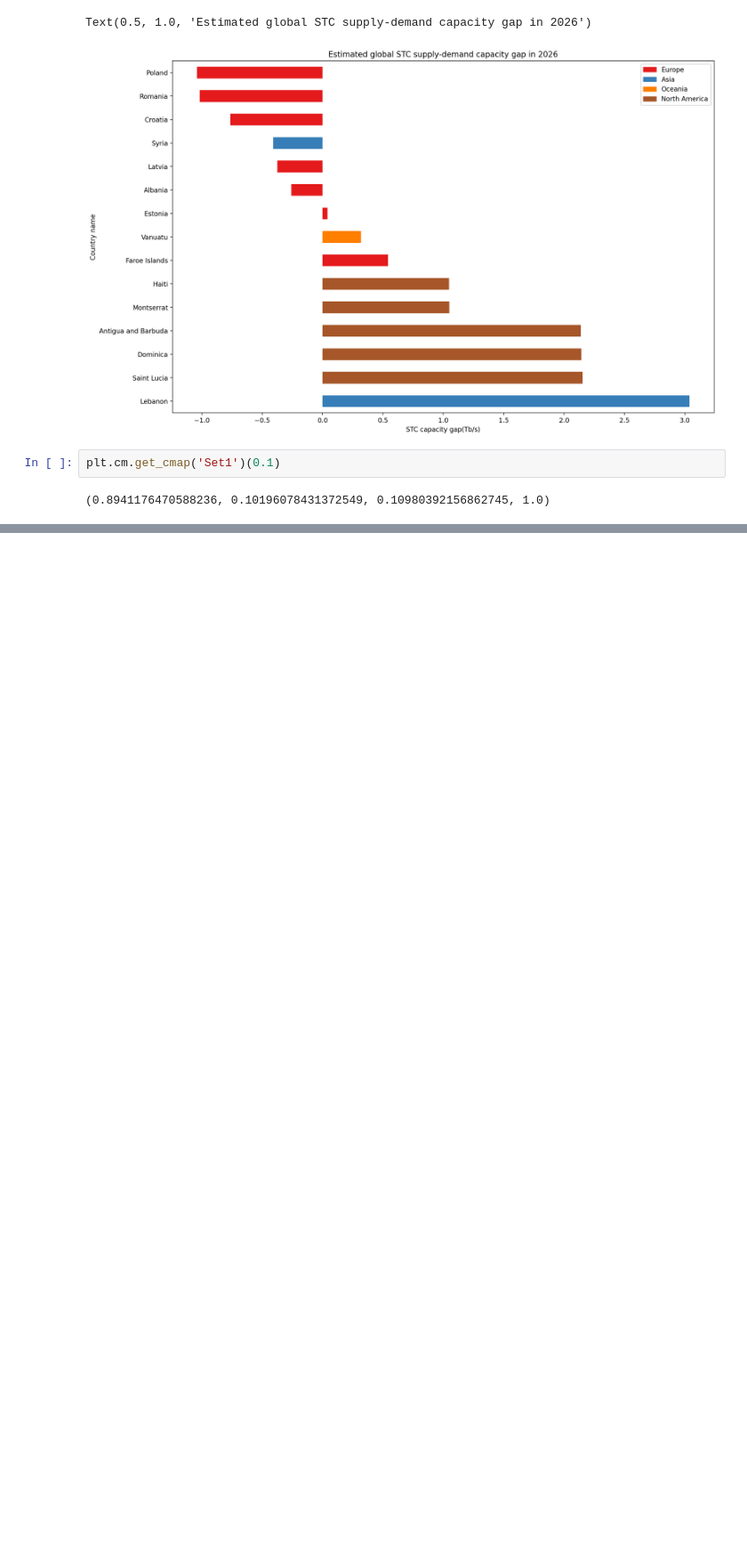
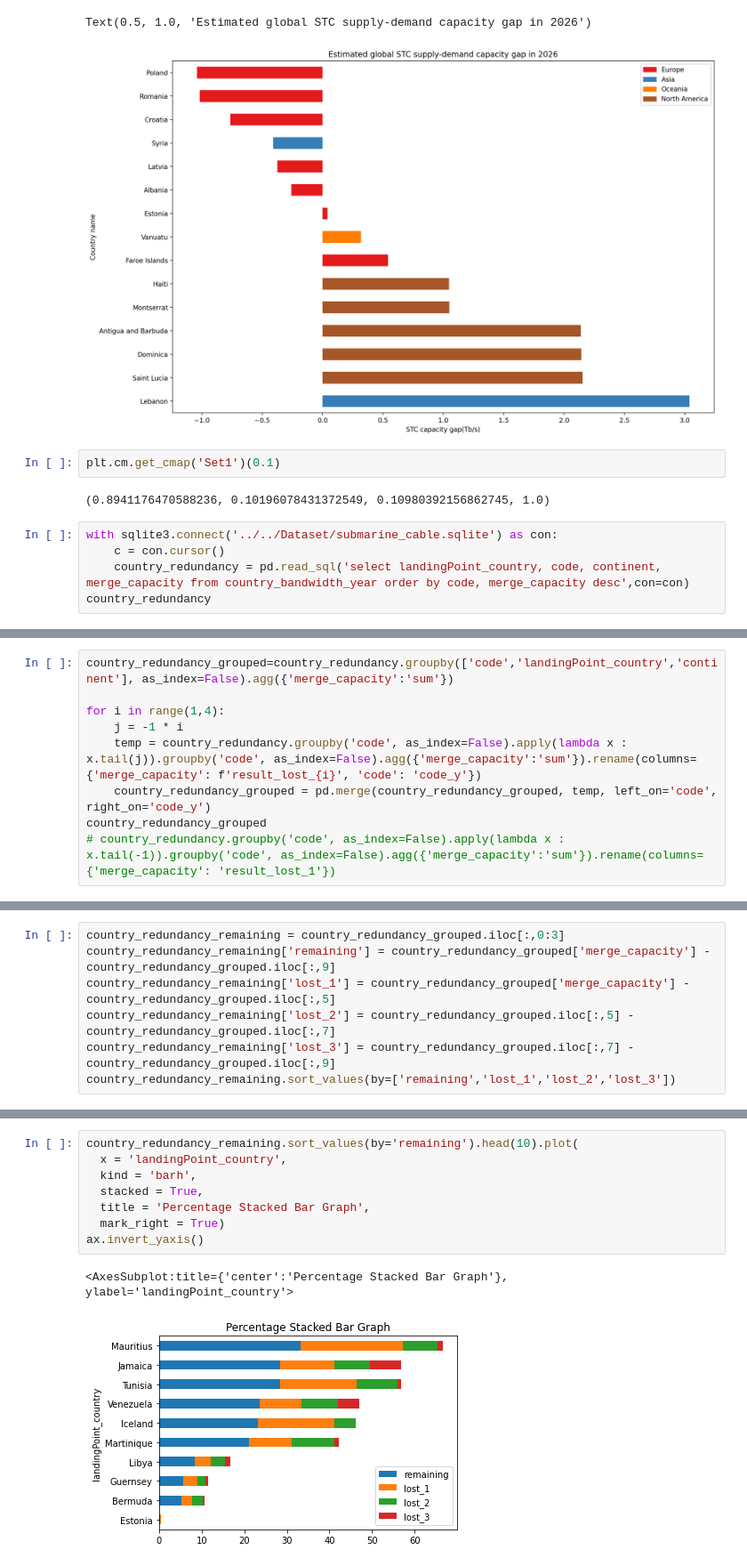
Before and after one commit to Hypergear/UCL_Dissertation, a Jupyter notebook: Code/Analysis/predict_length_cost_capacity.ipynb, the cells around one changed output, grey strips where cells are left out. Shown at 89% size. Cells and saved outputs as stored; diff of their text form; blank space fills up the shorter version.

```diff
--- a/Code/Analysis/predict_length_cost_capacity.ipynb
+++ b/Code/Analysis/predict_length_cost_capacity.ipynb
@@ -638,3 +634,8 @@ Text(0.5, 1.0, 'Estimated global STC supply-demand capacity gap in 2026')
 plt.cm.get_cmap('Set1')(0.1)
 # %% [output]
 (0.8941176470588236, 0.10196078431372549, 0.10980392156862745, 1.0)
+# %%
+with sqlite3.connect('../../Dataset/submarine_cable.sqlite') as con:
+    c = con.cursor()
+    country_redundancy = pd.read_sql('select landingPoint_country, code, continent, merge_capacity from country_bandwidth_year order by code, merge_capacity desc',con=con)
+country_redundancy
@@ -640,0 +659,9 @@ plt.cm.get_cmap('Set1')(0.1)
+# %%
+country_redundancy_grouped=country_redundancy.groupby(['code','landingPoint_country','continent'], as_index=False).agg({'merge_capacity':'sum'})
+
+for i in range(1,4):
+    j = -1 * i
+    temp = country_redundancy.groupby('code', as_index=False).apply(lambda x : x.tail(j)).groupby('code', as_index=False).agg({'merge_capacity':'sum'}).rename(columns={'merge_capacity': f'result_lost_{i}', 'code': 'code_y'})
+    country_redundancy_grouped = pd.merge(country_redundancy_grouped, temp, left_on='code', right_on='code_y')
+country_redundancy_grouped
+# country_redundancy.groupby('code', as_index=False).apply(lambda x : x.tail(-1)).groupby('code', as_index=False).agg({'merge_capacity':'sum'}).rename(columns={'merge_capacity': 'result_lost_1'})
@@ -640,0 +682,7 @@ plt.cm.get_cmap('Set1')(0.1)
+# %%
+country_redundancy_remaining = country_redundancy_grouped.iloc[:,0:3]
+country_redundancy_remaining['remaining'] = country_redundancy_grouped['merge_capacity'] - country_redundancy_grouped.iloc[:,9]
+country_redundancy_remaining['lost_1'] = country_redundancy_grouped['merge_capacity'] - country_redundancy_grouped.iloc[:,5]
+country_redundancy_remaining['lost_2'] = country_redundancy_grouped.iloc[:,5] - country_redundancy_grouped.iloc[:,7]
+country_redundancy_remaining['lost_3'] = country_redundancy_grouped.iloc[:,7] - country_redundancy_grouped.iloc[:,9]
+country_redundancy_remaining.sort_values(by=['remaining','lost_1','lost_2','lost_3'])
@@ -640,0 +703,11 @@ plt.cm.get_cmap('Set1')(0.1)
+# %%
+country_redundancy_remaining.sort_values(by='remaining').head(10).plot(
+  x = 'landingPoint_country',
+  kind = 'barh',
+  stacked = True,
+  title = 'Percentage Stacked Bar Graph',
+  mark_right = True)
+ax.invert_yaxis()
+# %% [output]
+<AxesSubplot:title={'center':'Percentage Stacked Bar Graph'}, ylabel='landingPoint_country'>
+[figure, added]
```
Also changed, not shown: parts of 33 cells of this notebook, 2 other files.
